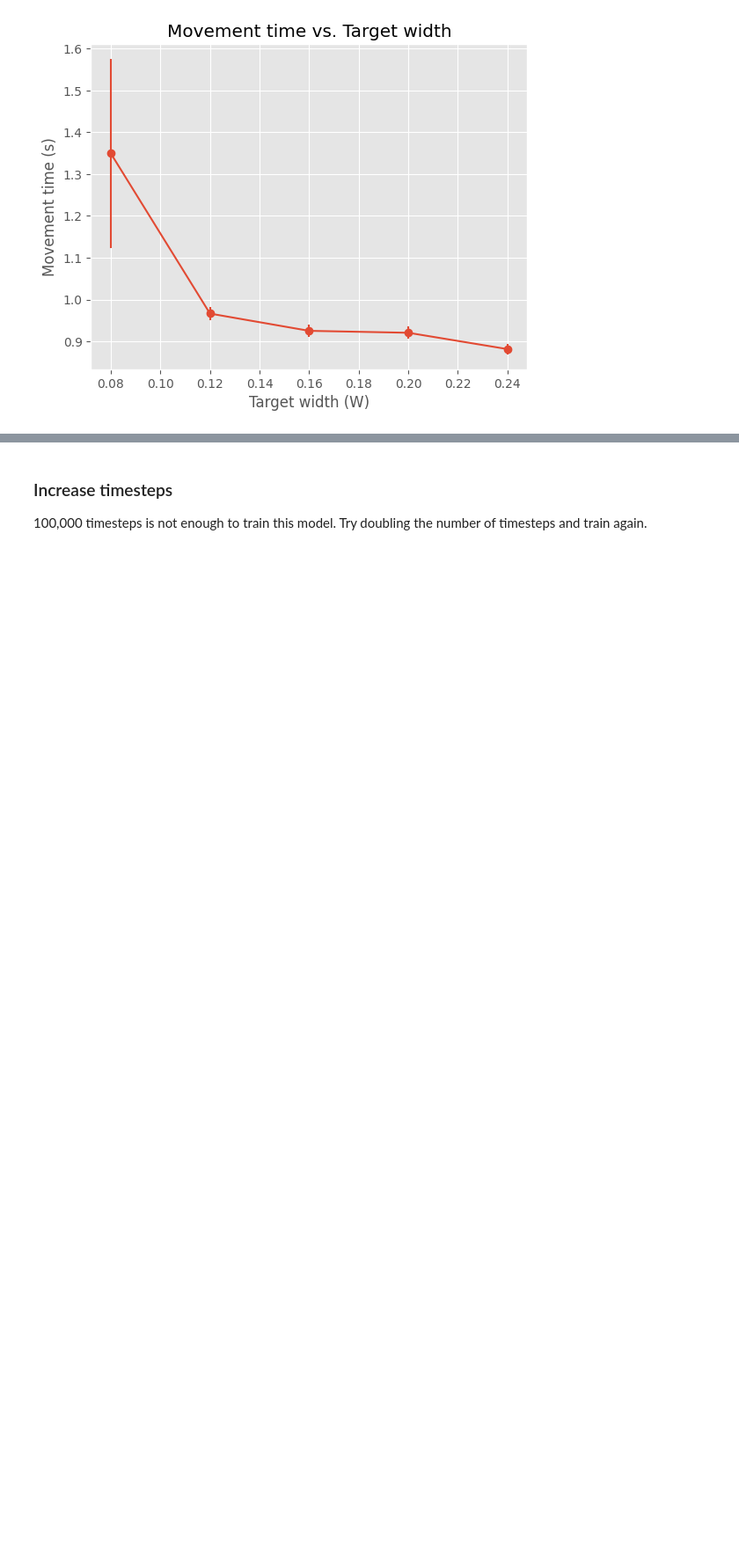
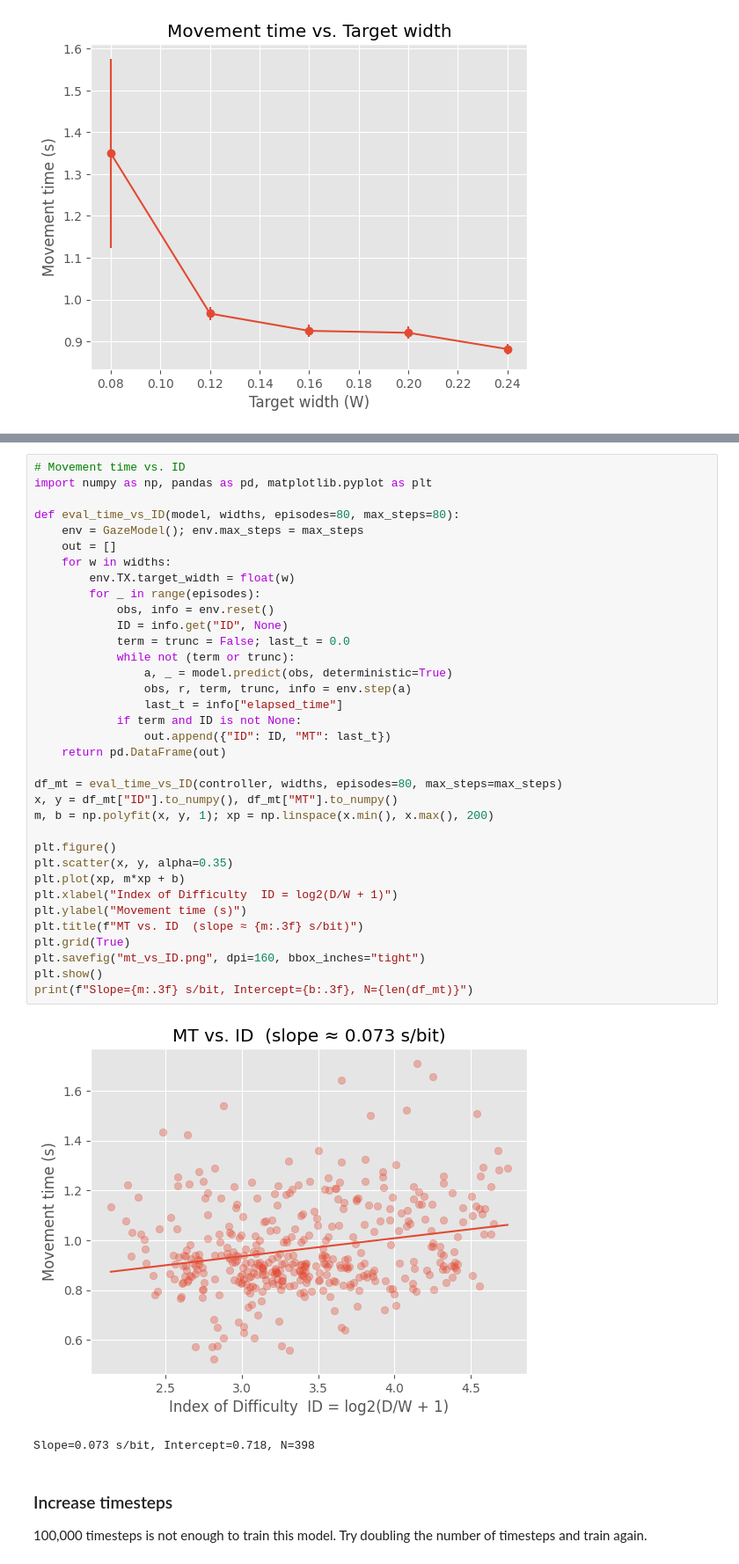
Before and after one commit to dumb333/Assignemnt2, a Jupyter notebook: 02-DeepRL/Gaze_Based_Interaction/gaze_based_interaction.ipynb, the cells around one changed output, grey strips where cells are left out. Shown: that part at 88% size. Saved outputs shown, nothing was run; the diff lists cells and outputs as text; blank space fills up the shorter version.

```diff
--- a/02-DeepRL/Gaze_Based_Interaction/gaze_based_interaction.ipynb
+++ b/02-DeepRL/Gaze_Based_Interaction/gaze_based_interaction.ipynb
@@ -525,3 +525,41 @@ df_hits.to_csv("width_movement_time_hits_only.csv", index=False)
+# %%
+# Movement time vs. ID
+import numpy as np, pandas as pd, matplotlib.pyplot as plt
+
+def eval_time_vs_ID(model, widths, episodes=80, max_steps=80):
+    env = GazeModel(); env.max_steps = max_steps
+    out = []
+    for w in widths:
+        env.TX.target_width = float(w)
+        for _ in range(episodes):
+            obs, info = env.reset()
+            ID = info.get("ID", None)
+            term = trunc = False; last_t = 0.0
+            while not (term or trunc):
+                a, _ = model.predict(obs, deterministic=True)
+                obs, r, term, trunc, info = env.step(a)
+                last_t = info["elapsed_time"]
+            if term and ID is not None:
+                out.append({"ID": ID, "MT": last_t})
+    return pd.DataFrame(out)
+
+df_mt = eval_time_vs_ID(controller, widths, episodes=80, max_steps=max_steps)
+x, y = df_mt["ID"].to_numpy(), df_mt["MT"].to_numpy()
+m, b = np.polyfit(x, y, 1); xp = np.linspace(x.min(), x.max(), 200)
+
+plt.figure()
+plt.scatter(x, y, alpha=0.35)
+plt.plot(xp, m*xp + b)
+plt.xlabel("Index of Difficulty  ID = log2(D/W + 1)")
+plt.ylabel("Movement time (s)")
+plt.title(f"MT vs. ID  (slope ≈ {m:.3f} s/bit)")
+plt.grid(True)
+plt.savefig("mt_vs_ID.png", dpi=160, bbox_inches="tight")
+plt.show()
+print(f"Slope={m:.3f} s/bit, Intercept={b:.3f}, N={len(df_mt)}")
+# %% [output]
+[figure, added]
+Slope=0.073 s/bit, Intercept=0.718, N=398
 # %% [markdown]
 ### Increase timesteps
 
```
Also changed, not shown: parts of 1 cell of this notebook.
